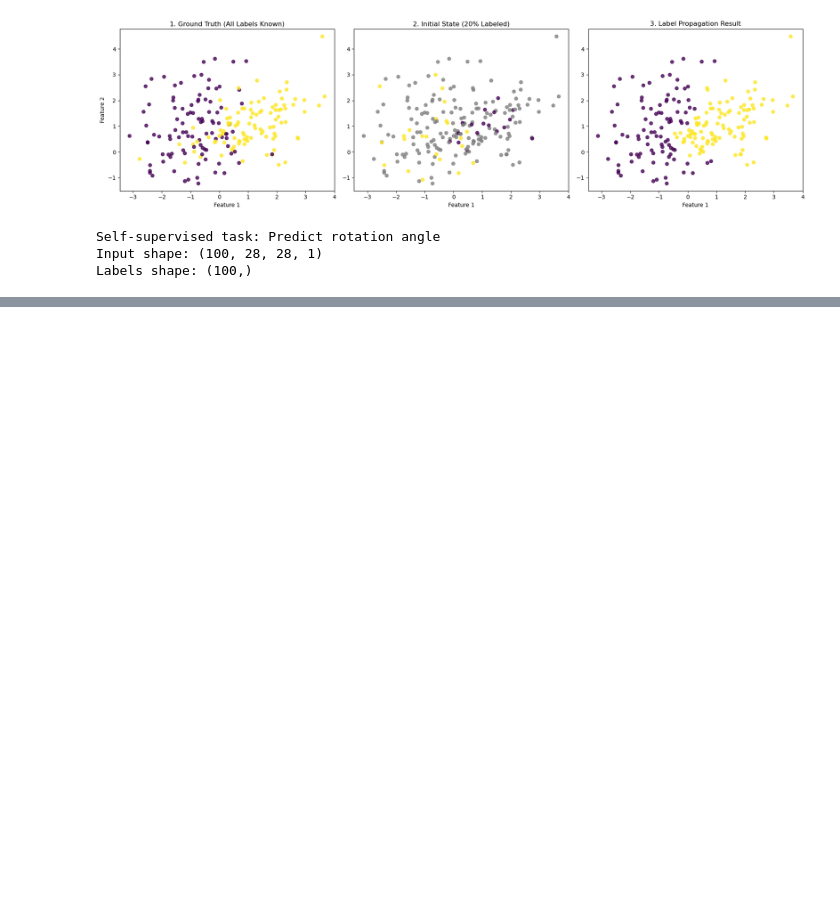
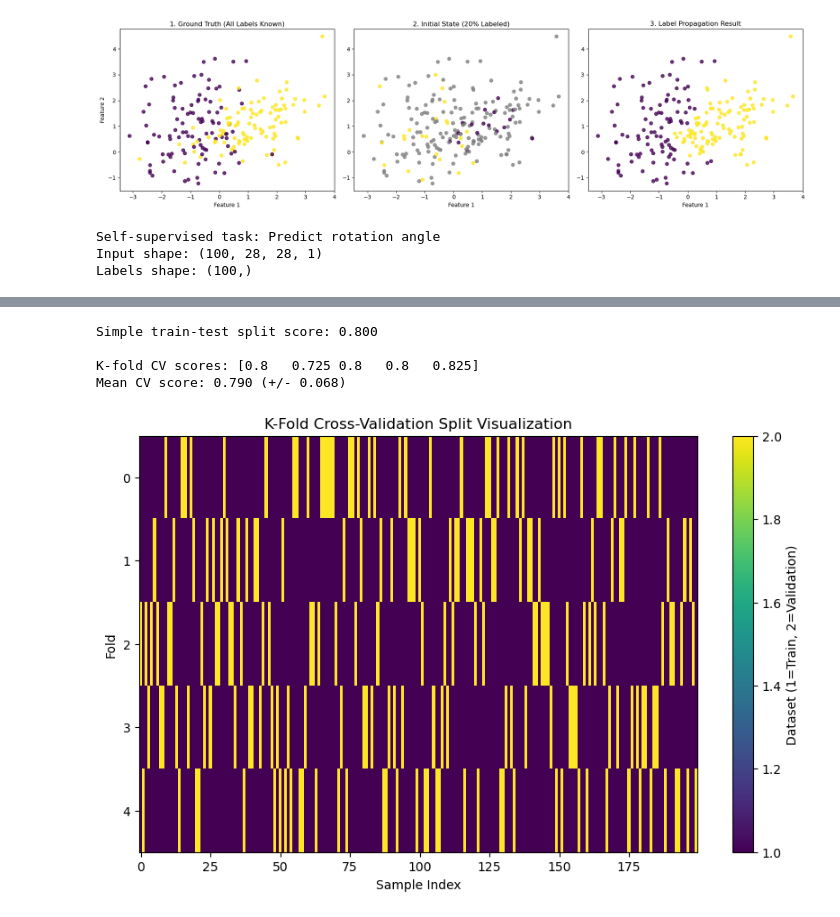
Before and after one commit to AliakbarNateghi/AI-playground, a Jupyter notebook: slide1.ipynb, the cells around one changed output, grey strips where cells are left out. Drawn from its saved outputs; the diff is of its cells as text; code cells hidden in the pictures; blank space fills up the shorter version.

```diff
--- a/slide1.ipynb
+++ b/slide1.ipynb
@@ -392,0 +693,44 @@ Labels shape: (100,)
+# %%
+from sklearn.model_selection import cross_val_score, KFold, train_test_split
+from sklearn.svm import SVC
+
+# Generate dataset
+X, y = make_classification(n_samples=200, n_features=10, random_state=42)
+
+# Simple train-test split
+X_train, X_test, y_train, y_test = train_test_split(X, y, test_size=0.2, random_state=42)
+
+# Method 1: Single validation set
+model = SVC(kernel='rbf')
+model.fit(X_train, y_train)
+simple_score = model.score(X_test, y_test)
+print(f"Simple train-test split score: {simple_score:.3f}")
+
+# Method 2: K-fold cross-validation
+kfold = KFold(n_splits=5, shuffle=True, random_state=42)
+cv_scores = cross_val_score(model, X, y, cv=kfold)
+print(f"\nK-fold CV scores: {cv_scores}")
+print(f"Mean CV score: {cv_scores.mean():.3f} (+/- {cv_scores.std() * 2:.3f})")
+
+# Visualize cross-validation
+plt.figure(figsize=(10, 6))
+fold_indices = []
+for i, (train_idx, val_idx) in enumerate(kfold.split(X)):
+    fold_data = np.zeros(len(X))
+    fold_data[train_idx] = 1  # Training
+    fold_data[val_idx] = 2    # Validation
+    fold_indices.append(fold_data)
+
+fold_indices = np.array(fold_indices)
+plt.imshow(fold_indices, aspect='auto', cmap='viridis')
+plt.xlabel('Sample Index')
+plt.ylabel('Fold')
+plt.title('K-Fold Cross-Validation Split Visualization')
+plt.colorbar(label='Dataset (1=Train, 2=Validation)')
+plt.show()
+# %% [output]
+Simple train-test split score: 0.800
+
+K-fold CV scores: [0.8   0.725 0.8   0.8   0.825]
+Mean CV score: 0.790 (+/- 0.068)
+[figure, added]
```
Also changed, not shown: parts of 11 cells of this notebook.
